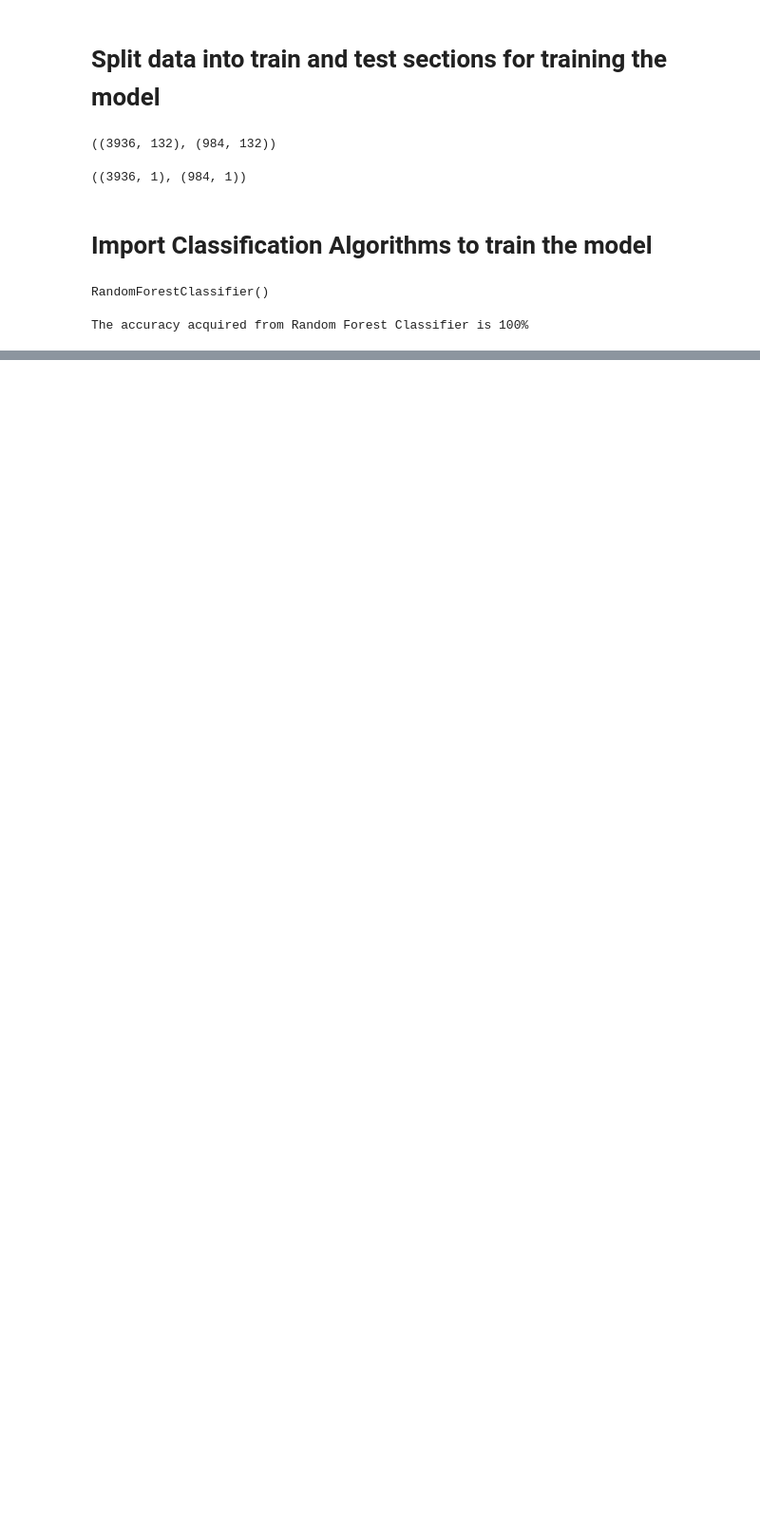
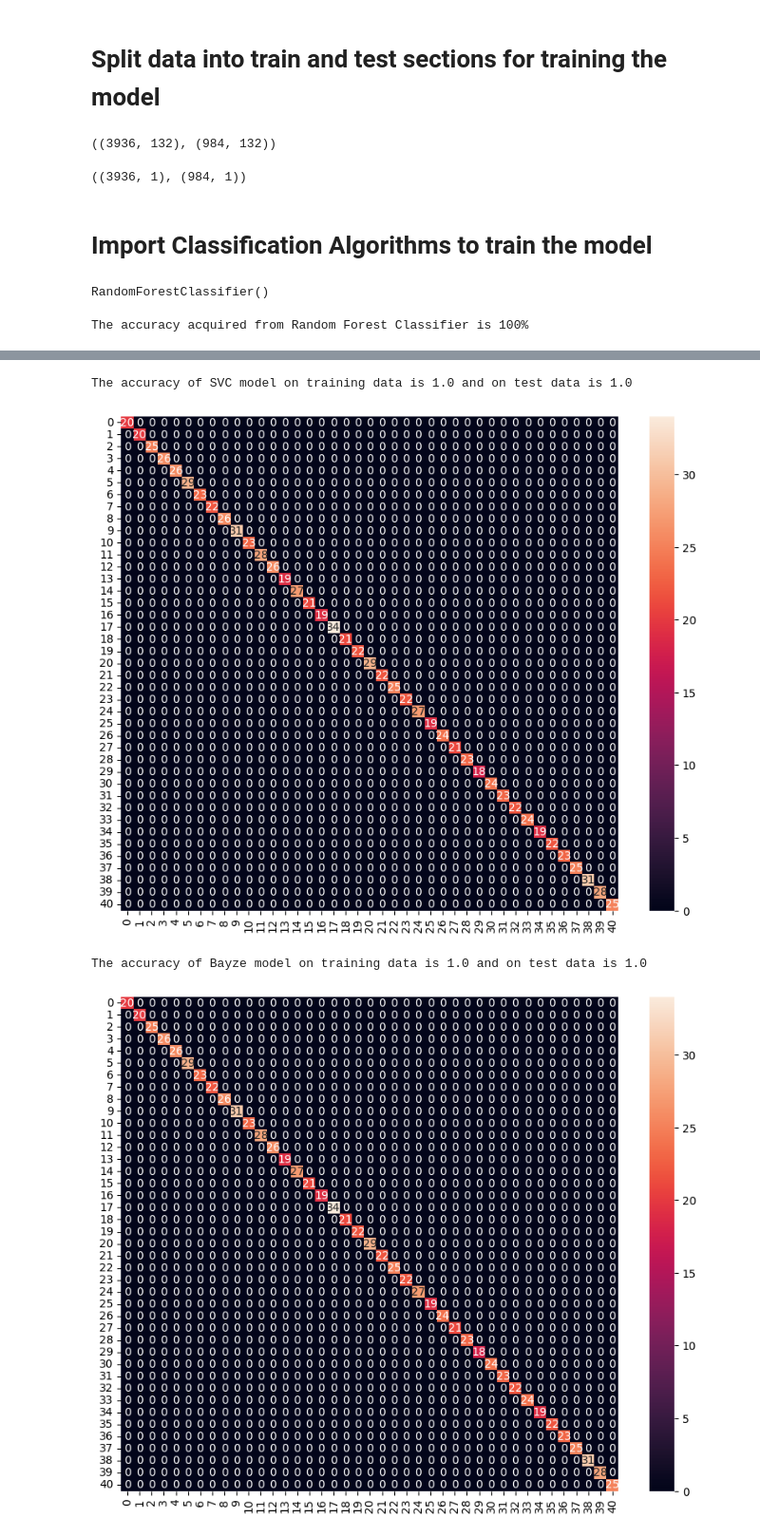
Before and after one commit to rezakharamani/DiseasePredictionClassification, a Jupyter notebook: DiseasePrediction.ipynb, the cells around one changed output, grey strips where cells are left out. Shown at 95% size. Cells and saved outputs as stored; diff of their text form; code cells hidden in the pictures; blank space fills up the shorter version.

```diff
--- a/DiseasePrediction.ipynb
+++ b/DiseasePrediction.ipynb
@@ -337,0 +474,66 @@ n_jobs is None by default, which means unset; it will generally be interpreted a
+# %%
+# Through cross_validation we have found the data to be trained on unseen data
+# so we seperately get the the accuracy score and confustion matrics on train and test data
+# here below seperately I have computed accuaracy and plot it on confusion matrix
+
+from sklearn import metrics
+from sklearn.svm import SVC
+import seaborn as sn
+
+
+svm_model = SVC()
+svm_model.fit(x_train, y_train)
+y_pred_train  = svm_model.predict(x_train)
+y_pred_test = svm_model.predict(x_test)
+
+train_accuracy  = accuracy_score(y_train, y_pred_train)
+test_accuracy  = accuracy_score(y_test, y_pred_test)
+
+print(f"The accuracy of SVC model on training data is {train_accuracy} and on test data is {test_accuracy}\n")
+
+
+plt.figure(figsize=(10,8))
+confMatrix = confusion_matrix(y_test,y_pred_test)
+sn.heatmap(confMatrix, annot=True)
+plt.show()
+
+
+
+BayzModel = GaussianNB()
+BayzModel.fit(x_train, y_train)
+y_pred_train  = BayzModel.predict(x_train)
+y_pred_test = BayzModel.predict(x_test)
+
+train_accuracy  = accuracy_score(y_train, y_pred_train)
+test_accuracy  = accuracy_score(y_test, y_pred_test)
+
+print(f"The accuracy of Bayze model on training data is {train_accuracy} and on test data is {test_accuracy}\n")
+
+
+plt.figure(figsize=(10,8))
+confMatrix = confusion_matrix(y_test,y_pred_test)
+sn.heatmap(confMatrix, annot=True)
+plt.show()
+
+
+
+RandomModel = RandomForestClassifier()
+RandomModel.fit(x_train, y_train)
+y_pred_train  = RandomModel.predict(x_train)
+y_pred_test = RandomModel.predict(x_test)
+
+train_accuracy  = accuracy_score(y_train, y_pred_train)
+test_accuracy  = accuracy_score(y_test, y_pred_test)
+
+print(f"The accuracy of RandomForestClassifier model on training data is {train_accuracy} and on test data is {test_accuracy}\n")
+
+
+plt.figure(figsize=(10,8))
+confMatrix = confusion_matrix(y_test,y_pred_test)
+sn.heatmap(confMatrix, annot=True)
+plt.show()
+# %% [output]
+The accuracy of SVC model on training data is 1.0 and on test data is 1.0
+[figure, added]
+The accuracy of Bayze model on training data is 1.0 and on test data is 1.0
+[figure, added]
```
Also changed, not shown: parts of 15 cells of this notebook.
